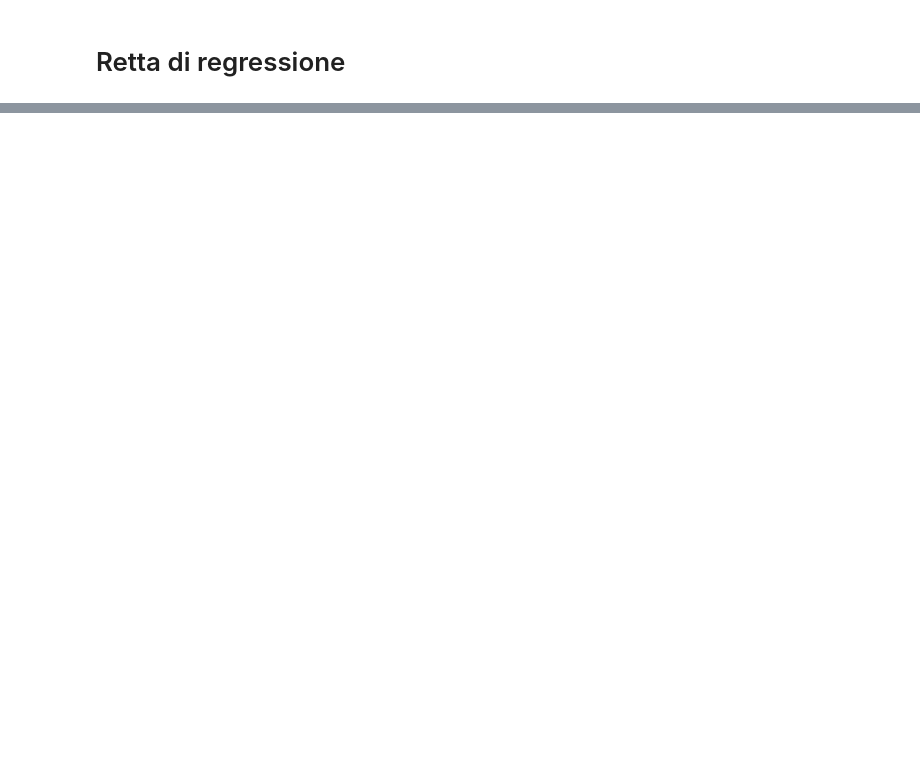
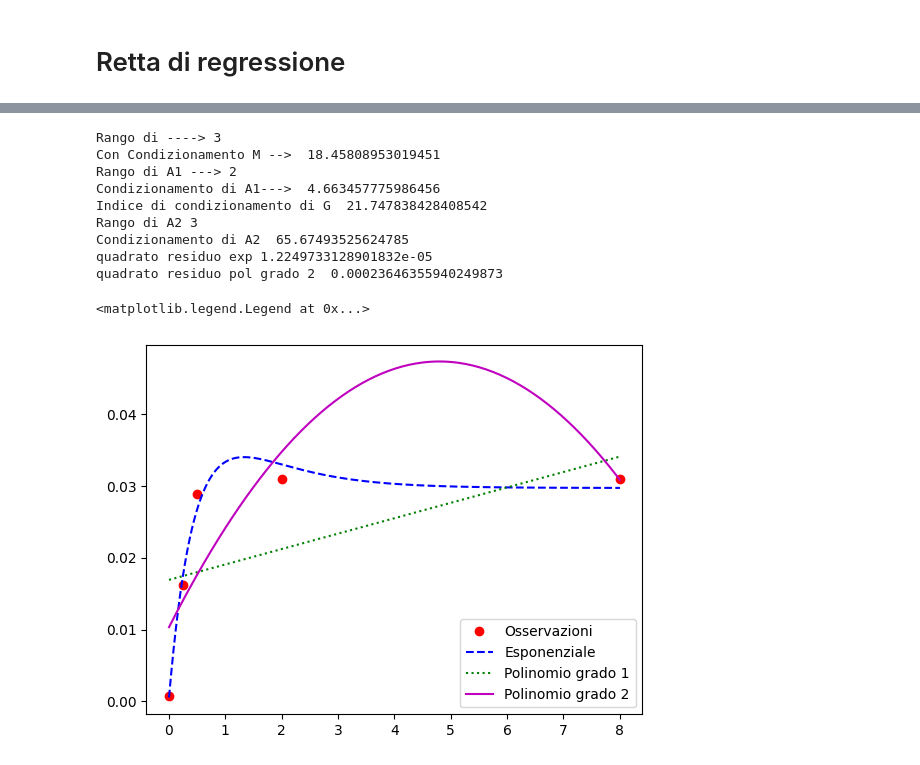
Before and after one commit to SonOfGillas/MetodiNumerici, a Jupyter notebook: Sovradeterminati.ipynb, the cells around one changed output, grey strips where cells are left out. Saved outputs shown, nothing was run; the diff lists cells and outputs as text; code cells hidden in the pictures; blank space fills up the shorter version.

```diff
--- a/Sovradeterminati.ipynb
+++ b/Sovradeterminati.ipynb
@@ -244,0 +376,56 @@ plt.plot(xv, pol3_svd, 'm')
+# %%
+m = 5
+x4 = np.array([0.0004, 0.2507, 0.5008, 2.0007, 8.0013])
+y4 = np.array([0.0007, 0.0162, 0.0288, 0.0309, 0.0310])
+M = np.zeros((5, 3))
+M[:, 0] = np.ones((5,))
+M[:, 1] = np.exp(-x4)
+M[:, 2] = np.exp(-2*x4)
+
+print('Rango di M ---->', np.linalg.matrix_rank(M))
+print("Con Condizionamento M --> ", np.linalg.cond(M))
+# La matrice M è a rango massimo, ha condizionamento 18.45, quindi la marice G delle equazioni
+# normali (di dimensioni 4x4) avrebbe indice
+# di condizionamento circa 343. Utilizzo il metodo
+aexp, resexp = qrLS(M, y4)
+
+xx = np.linspace(np.min(x4), np.max(x4), 200)
+polexp = aexp[0]+aexp[1]*np.exp(-xx)+aexp[2]*np.exp(-2*xx)
+
+# Calcolo del polinomio approssimante di grado 1
+n = 1
+n1 = n+1
+A1 = np.vander(x4, increasing=True)[:, :n1]
+print('Rango di A1 --->', np.linalg.matrix_rank(A1))
+print("Condizionamento di A1---> ", np.linalg.cond(A1))
+# Matrice a rango massimo e ben condizionata: uso le equazioni normali
+alpha1 = eqnorm(A1, y4)
+pol1 = np.polyval(np.flip(alpha1), xx)
+
+# Parabola approssimante
+n = 2
+n1 = n+1
+A2 = np.vander(x4, increasing=True)[:, :n1]
+print('Rango di A2', np.linalg.matrix_rank(A2))
+print("Condizionamento di A2 ", np.linalg.cond(A2))
+# Matrice a rango massimo e mediamente mal condizionata: uso qr
+alpha2, res2 = qrLS(A2, y4)
+pol2 = np.polyval(np.flip(alpha2), xx)
+print("quadrato residuo exp", resexp)
+print("quadrato residuo pol grado 2 ", res2)
+
+plt.plot(x4, y4, 'ro', xx, polexp, 'b--', xx, pol1, 'g:', xx, pol2, 'm-')
+plt.legend(['Osservazioni', 'Esponenziale',
+           'Polinomio grado 1', 'Polinomio grado 2'])
+# %% [output]
+Rango di ----> 3
+Con Condizionamento M -->  18.45808953019451
+Rango di A1 ---> 2
+Condizionamento di A1--->  4.663457775986456
+Indice di condizionamento di G  21.747838428408542
+Rango di A2 3
+Condizionamento di A2  65.67493525624785
+quadrato residuo exp 1.2249733128901832e-05
+quadrato residuo pol grado 2  0.00023646355940249873
+<matplotlib.legend.Legend at 0x...>
+[figure, added]
```
Also changed, not shown: parts of 9 cells of this notebook.
